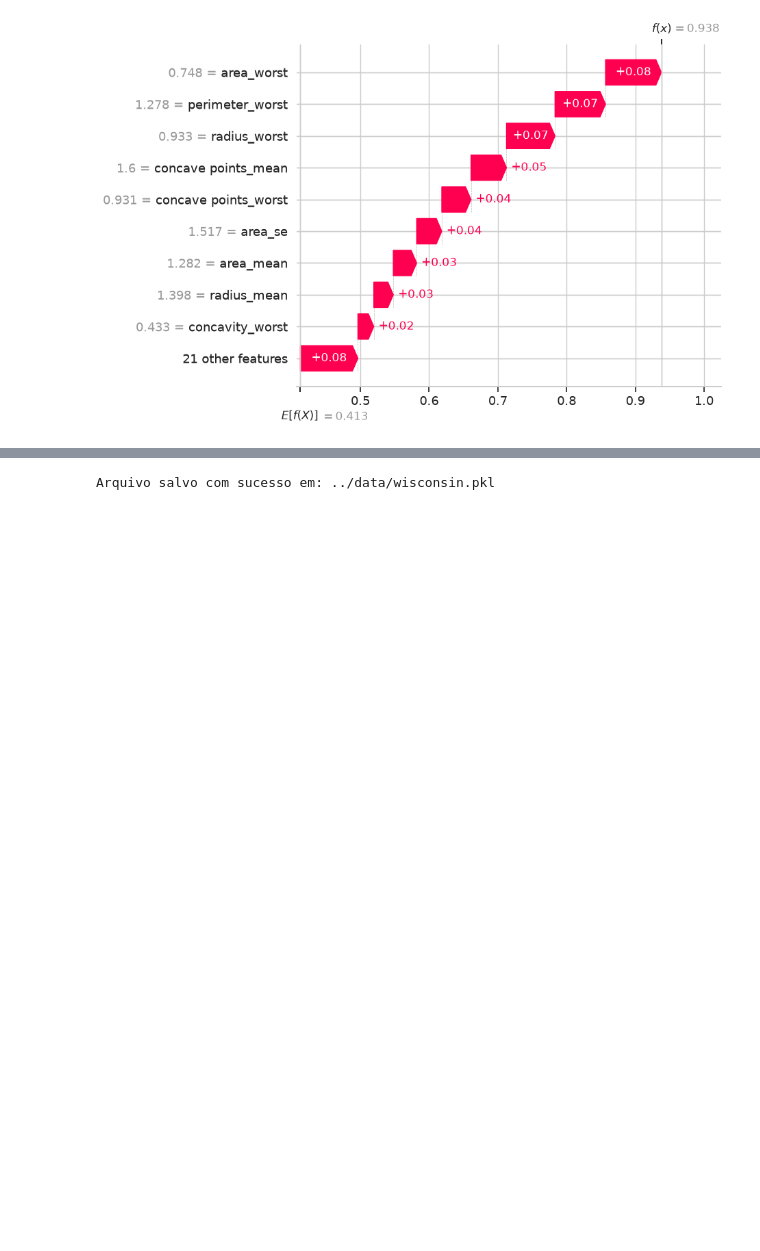
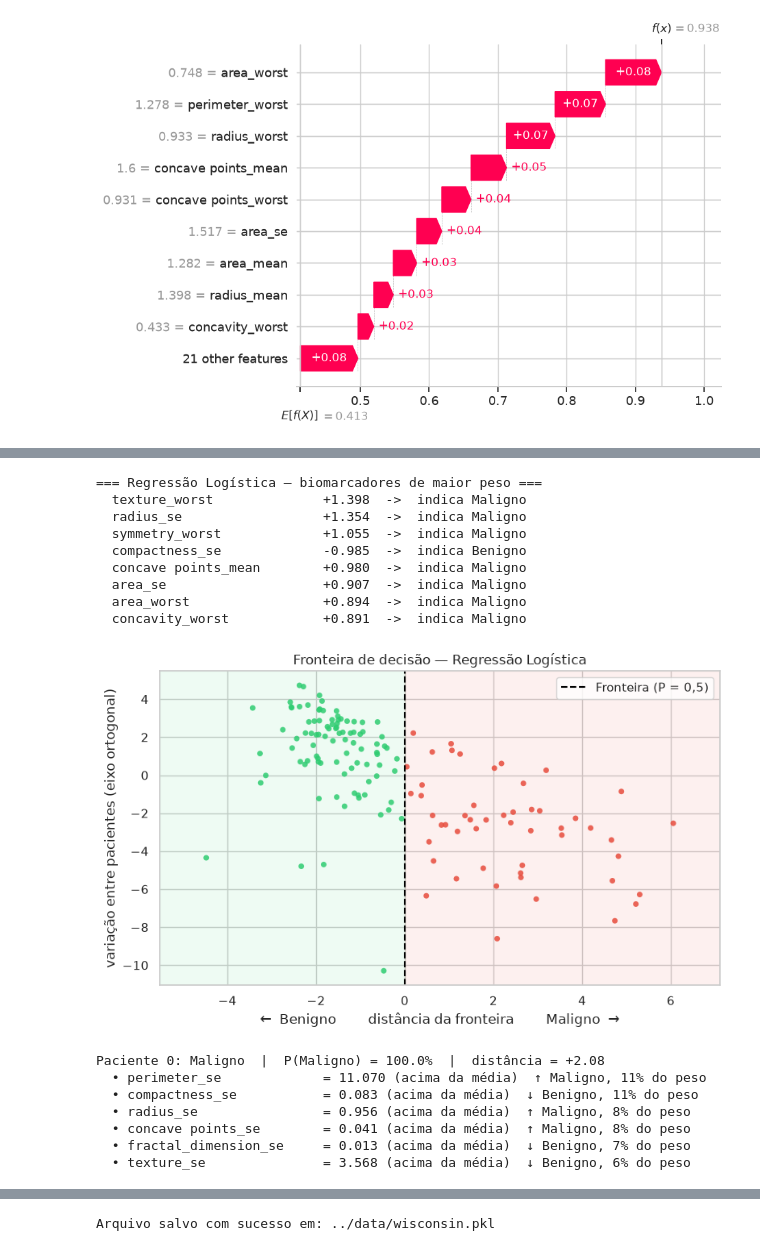
Before and after one commit to Gabas/DiagnosisXAI, a Jupyter notebook: notebooks/Wisconsin.ipynb, the cells around one changed output, grey strips where cells are left out. Saved outputs shown, nothing was run; the diff lists cells and outputs as text; code cells hidden in the pictures; blank space fills up the shorter version.

```diff
--- a/notebooks/Wisconsin.ipynb
+++ b/notebooks/Wisconsin.ipynb
@@ -652,0 +1018,17 @@ Probabilidade prevista de tumor maligno para o paciente 0: 93.8 %
+# %%
+# --- Instancia os explicadores sobre os modelos já treinados ---
+explainer_dt = DecisionTreeExplainer(wisconsin_decision_tree, feature_names)
+explainer_lr = LogisticRegressionExplainer(logreg, feature_names)
+
+# --- Árvore de Decisão: importância global + caminho de decisão de um paciente ---
+print('=== Árvore de Decisão — características mais decisivas ===')
+for nome, imp in explainer_dt.global_importances(top_n=8):
+    print(f'  {nome:26s} {imp * 100:5.1f}%')
+
+# A árvore foi treinada em dados brutos (sem Z-score); explicamos sobre X_test bruto.
+exp_dt = explainer_dt.explain(X_test.reset_index(drop=True))
+p = exp_dt[0]
+print(f"\nPaciente {p['indice']}: {p['classe']} (certeza {p['certeza']:.0f}%)")
+print('Caminho de decisão (regras da raiz à folha):')
+for i, regra in enumerate(p['caminho'], 1):
+    print(f'  {i}. {regra}')
@@ -653 +1050,59 @@ Probabilidade prevista de tumor maligno para o paciente 0: 93.8 %
+# %%
+# --- Regressão Logística: biomarcadores de maior peso + fronteira de decisão ---
+print('=== Regressão Logística — biomarcadores de maior peso ===')
+for d in explainer_lr.global_importances(top_n=8):
+    print(f"  {d['feature']:26s} {d['coeficiente']:+.3f}  ->  indica {d['direcao']}")
+
+# A LR usa dados padronizados; os valores reais vêm do X_test bruto correspondente.
+X_raw_demo    = X_test.reset_index(drop=True)
+X_scaled_demo = pd.DataFrame(X_test_scaled, columns=feature_names)
+exp_lr = explainer_lr.explain(X_scaled_demo, X_raw_demo)
+
+# --- Gráfico da fronteira de decisão (projeção honesta em 2D) ---
+xs = [e['x_plot'] for e in exp_lr]
+ys = [e['y_plot'] for e in exp_lr]
+cores = ['#e74c3c' if e['classe'] == 'Maligno' else '#2ecc71' for e in exp_lr]
+
+fig, ax = plt.subplots(figsize=(8, 5))
+xmin, xmax = min(xs + [0]), max(xs + [0])
+pad = (xmax - xmin) * 0.1
+ax.axvspan(xmin - pad, 0, color='#2ecc71', alpha=0.08)
+ax.axvspan(0, xmax + pad, color='#e74c3c', alpha=0.08)
+ax.axvline(0, color='black', ls='--', lw=1.5, label='Fronteira (P = 0,5)')
+ax.scatter(xs, ys, c=cores, s=25, edgecolors='none', alpha=0.85)
+ax.set_xlim(xmin - pad, xmax + pad)
+ax.set_xlabel('←  Benigno        distância da fronteira        Maligno  →')
+ax.set_ylabel('variação entre pacientes (eixo ortogonal)')
+ax.set_title('Fronteira de decisão — Regressão Logística')
+ax.legend(loc='best')
+plt.tight_layout()
+plt.show()
+
+# --- Explicação local de um paciente ---
+p = exp_lr[0]
+print(f"Paciente {p['indice']}: {p['classe']}  |  P(Maligno) = {p['probabilidade']:.1f}%"
+      f"  |  distância = {p['distancia']:+.2f}")
+for c in p['contribuicoes'][:6]:
+    pos  = 'acima' if c['acima_media'] else 'abaixo'
+    seta = '↑ Maligno' if c['direcao'] == 'Maligno' else '↓ Benigno'
+    print(f"  • {c['feature']:24s} = {c['valor']:.3f} ({pos} da média)"
+          f"  {seta}, {c['peso_pct']:.0f}% do peso")
+# %% [output]
+=== Regressão Logística — biomarcadores de maior peso ===
+  texture_worst              +1.398  ->  indica Maligno
+  radius_se                  +1.354  ->  indica Maligno
+  symmetry_worst             +1.055  ->  indica Maligno
+  compactness_se             -0.985  ->  indica Benigno
+  concave points_mean        +0.980  ->  indica Maligno
+  area_se                    +0.907  ->  indica Maligno
+  area_worst                 +0.894  ->  indica Maligno
+  concavity_worst            +0.891  ->  indica Maligno
+[figure, added]
+Paciente 0: Maligno  |  P(Maligno) = 100.0%  |  distância = +2.08
+  • perimeter_se             = 11.070 (acima da média)  ↑ Maligno, 11% do peso
+  • compactness_se           = 0.083 (acima da média)  ↓ Benigno, 11% do peso
+  • radius_se                = 0.956 (acima da média)  ↑ Maligno, 8% do peso
+  • concave points_se        = 0.041 (acima da média)  ↑ Maligno, 8% do peso
+  • fractal_dimension_se     = 0.013 (acima da média)  ↓ Benigno, 7% do peso
+  • texture_se               = 3.568 (acima da média)  ↓ Benigno, 6% do peso
 # %% [markdown]
```
Also changed, not shown: parts of 7 cells of this notebook, 6 other files.
